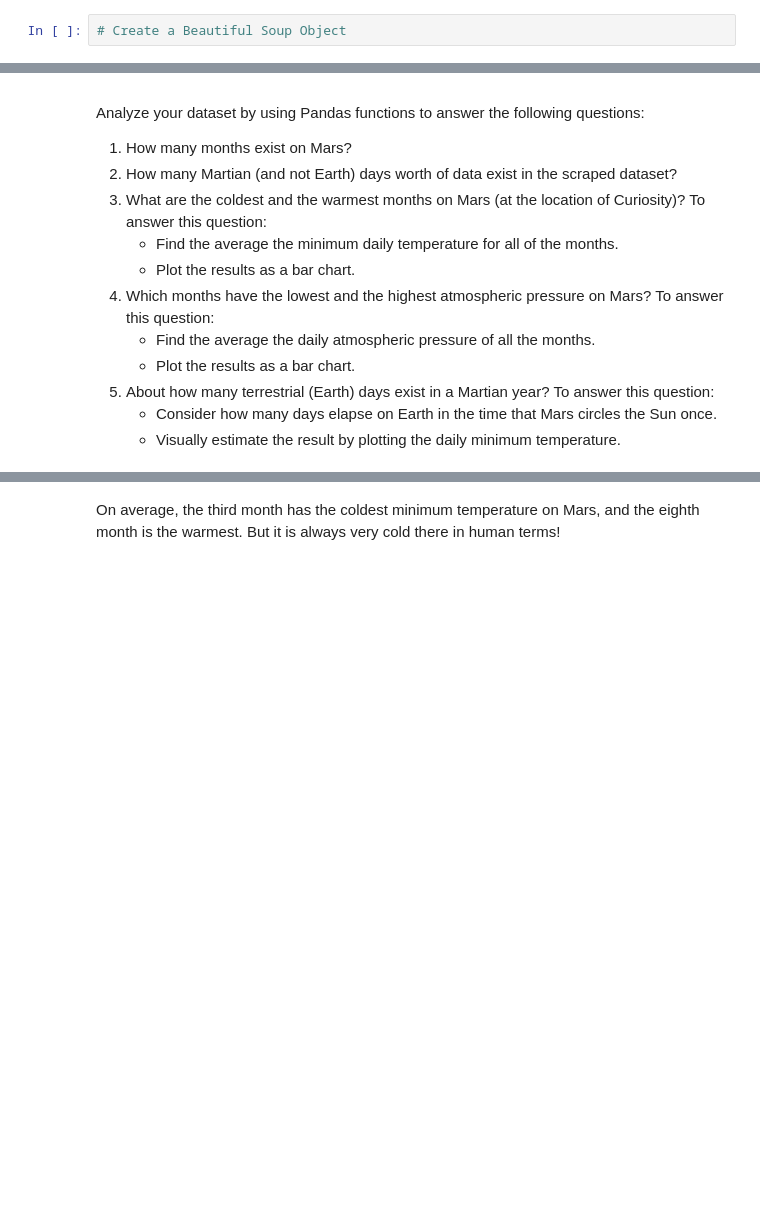
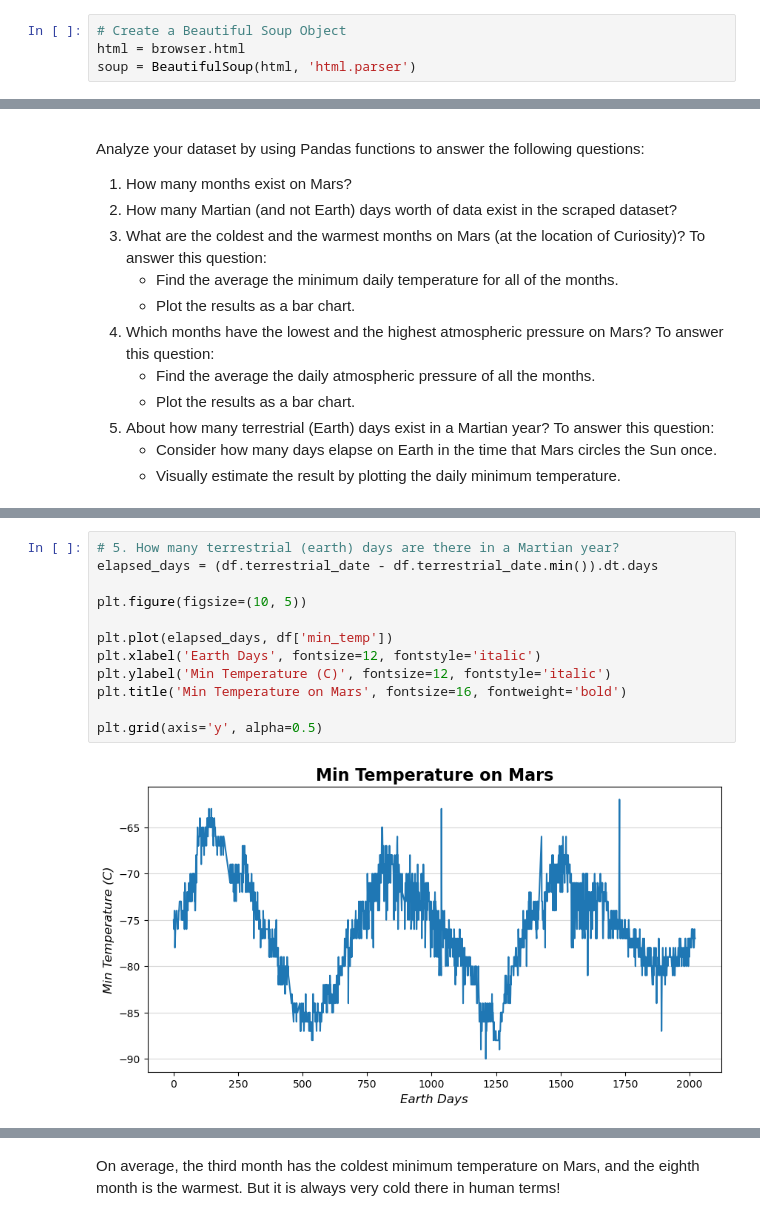
Before and after one commit to wrp94/ds-hw-11-data-collection, a Jupyter notebook: Mars_Data/part_2_mars_weather.ipynb, the cells around one changed output, grey strips where cells are left out. Drawn from its saved outputs; the diff is of its cells as text; blank space fills up the shorter version.

```diff
--- a/Mars_Data/part_2_mars_weather.ipynb
+++ b/Mars_Data/part_2_mars_weather.ipynb
@@ -28,5 +26,7 @@ Create a Beautiful Soup object and use it to scrape the data in the HTML table.
 Note that this can also be achieved by using the Pandas `read_html` function. However, use Beautiful Soup here to continue sharpening your web scraping skills.
 # %%
 # Create a Beautiful Soup Object
+html = browser.html
+soup = BeautifulSoup(html, 'html.parser')
 # %%
 # Extract all rows of data
@@ -175,0 +203,14 @@ Name: pressure, dtype: float64
+# %%
+# 5. How many terrestrial (earth) days are there in a Martian year?
+elapsed_days = (df.terrestrial_date - df.terrestrial_date.min()).dt.days
+
+plt.figure(figsize=(10, 5))
+
+plt.plot(elapsed_days, df['min_temp'])
+plt.xlabel('Earth Days', fontsize=12, fontstyle='italic')
+plt.ylabel('Min Temperature (C)', fontsize=12, fontstyle='italic')
+plt.title('Min Temperature on Mars', fontsize=16, fontweight='bold')
+
+plt.grid(axis='y', alpha=0.5)
+# %% [output]
+[figure, added]
```
Also changed, not shown: parts of 26 cells of this notebook, 2 other files.
